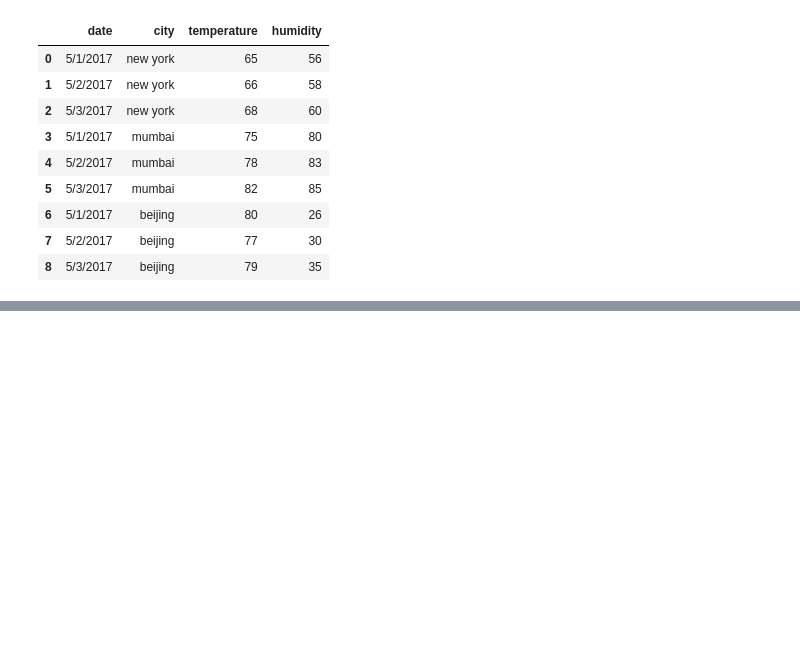
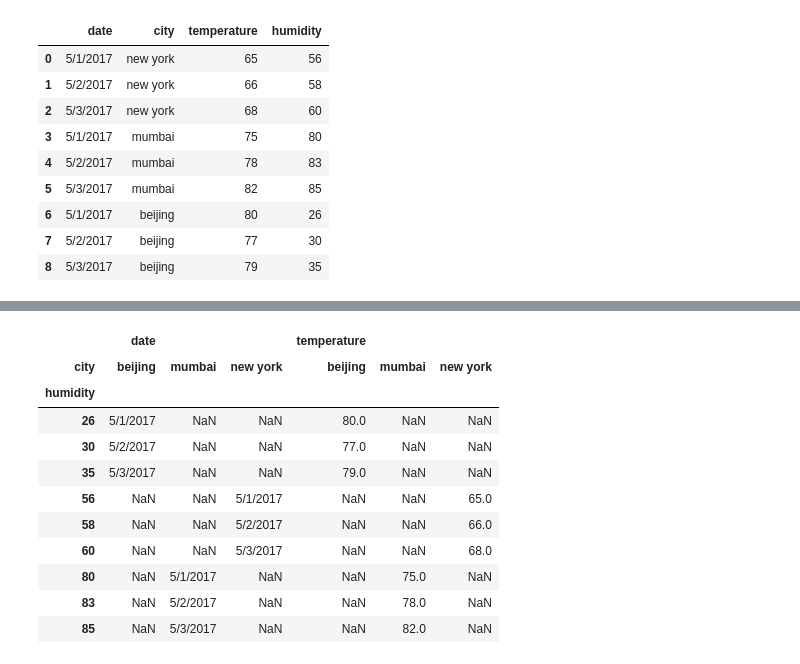
Before and after one commit to aranyaadheu/Pandas, a Jupyter notebook: pandas/10. pivot table/pandas_pivot.ipynb, the cells around one changed output, grey strips where cells are left out. Saved outputs shown, nothing was run; the diff lists cells and outputs as text; code cells hidden in the pictures; blank space fills up the shorter version.

Commit message:
complete pivot_table func()

```diff
--- a/pandas/10. pivot table/pandas_pivot.ipynb
+++ b/pandas/10. pivot table/pandas_pivot.ipynb
@@ -23,0 +60,15 @@ df
+# %%
+df.pivot(index='humidity', columns='city')
+# %% [output]
+|  | date |  |  | temperature |  |  |
+| city | beijing | mumbai | new york | beijing | mumbai | new york |
+| humidity |  |  |  |  |  |  |
+| 26 | 5/1/2017 | NaN | NaN | 80.0 | NaN | NaN |
+| 30 | 5/2/2017 | NaN | NaN | 77.0 | NaN | NaN |
+| 35 | 5/3/2017 | NaN | NaN | 79.0 | NaN | NaN |
+| 56 | NaN | NaN | 5/1/2017 | NaN | NaN | 65.0 |
+| 58 | NaN | NaN | 5/2/2017 | NaN | NaN | 66.0 |
+| 60 | NaN | NaN | 5/3/2017 | NaN | NaN | 68.0 |
+| 80 | NaN | 5/1/2017 | NaN | NaN | 75.0 | NaN |
+| 83 | NaN | 5/2/2017 | NaN | NaN | 78.0 | NaN |
+| 85 | NaN | 5/3/2017 | NaN | NaN | 82.0 | NaN |
```
Also changed, not shown: parts of 16 cells of this notebook.
